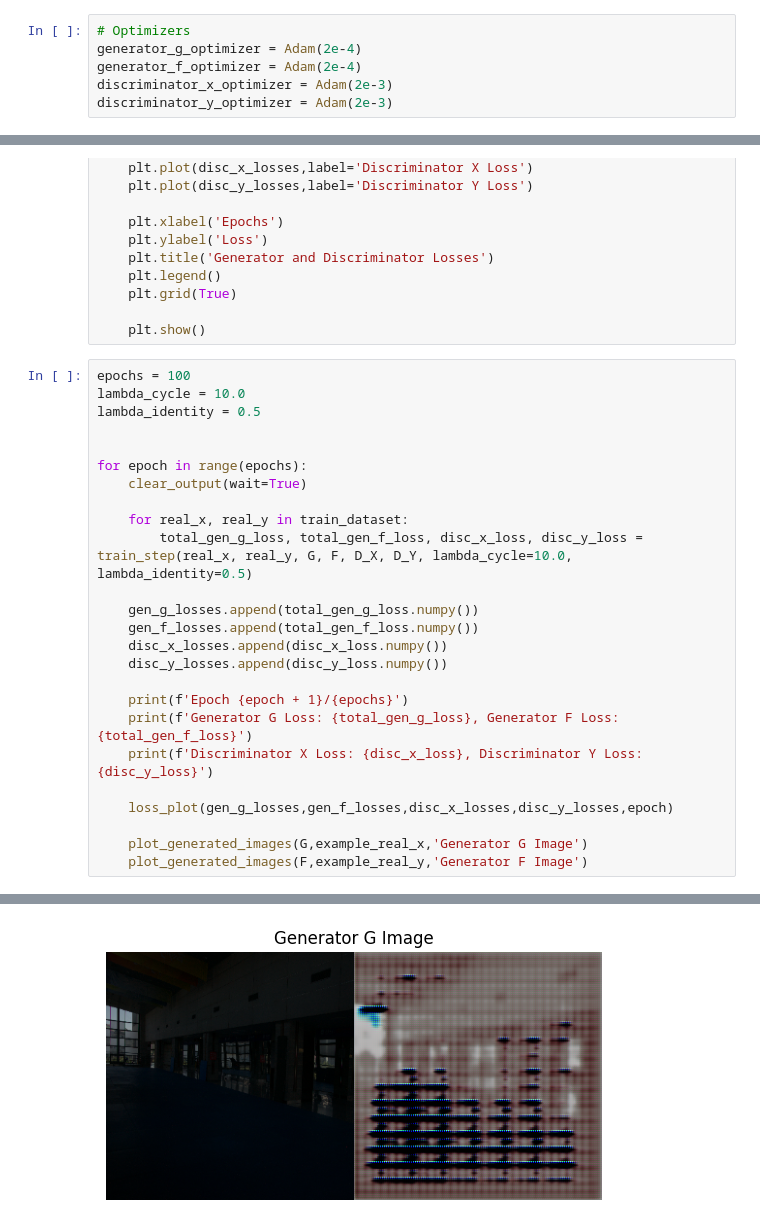
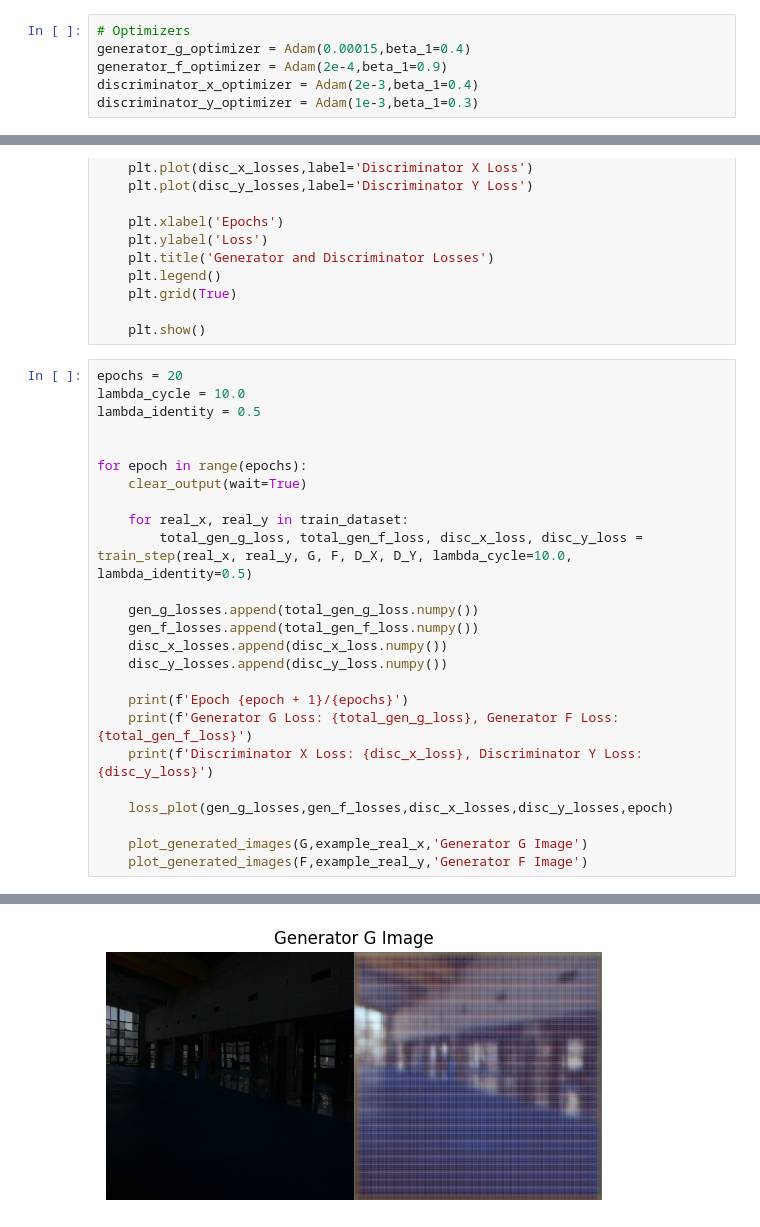
Before and after one commit to Suyashkb/Deep-Learning-Projects-MLR-Lab, a Jupyter notebook: Cycle-gan-with-lol-dataset.ipynb, the cells around one changed output, grey strips where cells are left out. Drawn from its saved outputs; the diff is of its cells as text.

Commit message:
Kaggle Notebook | Cycle GAN with LOL dataset | Low to High Generator

```diff
--- a/Cycle-gan-with-lol-dataset.ipynb
+++ b/Cycle-gan-with-lol-dataset.ipynb
@@ -277,10 +385,10 @@ def identity_loss(real_image, same_image, lambda_identity):
     return lambda_identity * 0.5 * tf.reduce_mean(tf.abs(real_image - same_image))
 # %%
 # Optimizers
-generator_g_optimizer = Adam(2e-4)
-generator_f_optimizer = Adam(2e-4)
-discriminator_x_optimizer = Adam(2e-3)
-discriminator_y_optimizer = Adam(2e-3)
+generator_g_optimizer = Adam(0.00015,beta_1=0.4)
+generator_f_optimizer = Adam(2e-4,beta_1=0.9)
+discriminator_x_optimizer = Adam(2e-3,beta_1=0.4)
+discriminator_y_optimizer = Adam(1e-3,beta_1=0.3)
 # %%
 # Training step function
 gen_g_losses=[]
@@ -381,7 +489,7 @@ def loss_plot(gen_g_losses,gen_f_losses,disc_x_losses,disc_y_losses,epoch):
 
     plt.show()
 # %%
-epochs = 100
+epochs = 20
 lambda_cycle = 10.0
 lambda_identity = 0.5
 
@@ -413 +521 @@ Discriminator X Loss: 26.485126495361328, Discriminator Y Loss: 0.0
-[figure, old version]
+[figure, new version]
```
Also changed, not shown: parts of 11 cells of this notebook.
